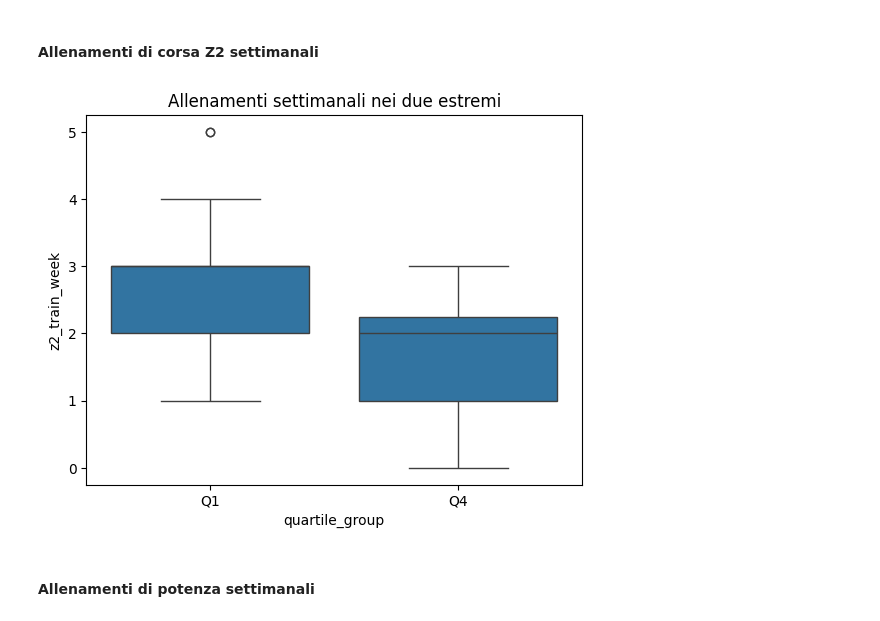
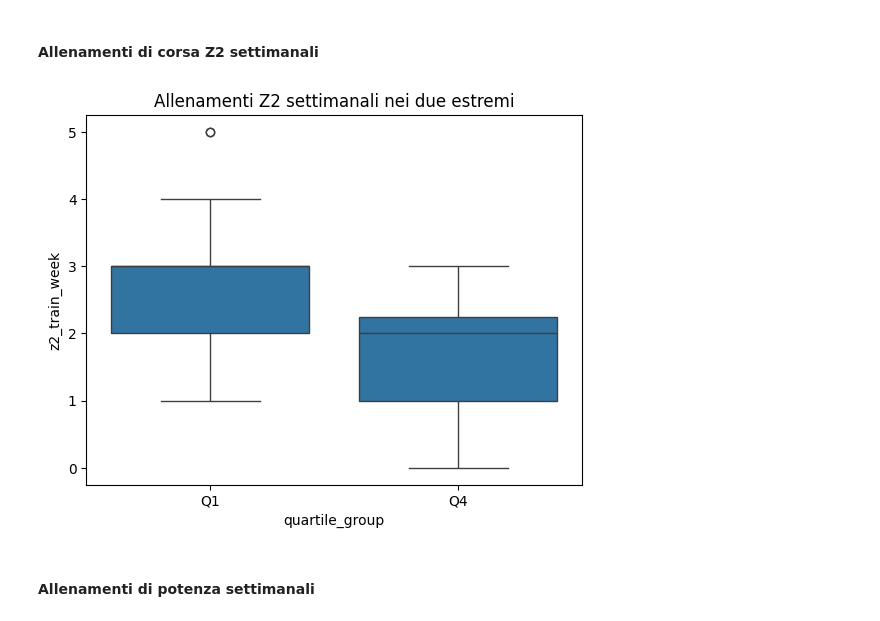
Before and after one commit to gabrynapo/HM_Time_Prediction_Thesis, a Jupyter notebook: data_cleaning.ipynb, the cells around one changed output. Saved outputs shown, nothing was run; the diff lists cells and outputs as text; code cells hidden in the pictures.

```diff
--- a/data_cleaning.ipynb
+++ b/data_cleaning.ipynb
@@ -342,10 +342,10 @@ plt.show()
 # %%
 sns.boxplot(data=df[df['quartile_group'].isin(['Q1', 'Q4'])],
             x='quartile_group', y='z2_train_week', order=['Q1', 'Q4'])
-plt.title('Allenamenti settimanali nei due estremi')
+plt.title('Allenamenti Z2 settimanali nei due estremi')
 plt.show()
 # %% [output]
-[figure, old version]
+[figure, new version]
 # %% [markdown]
 #### Allenamenti di potenza settimanali
 # %%
```
Also changed, not shown: parts of 8 cells of this notebook.
